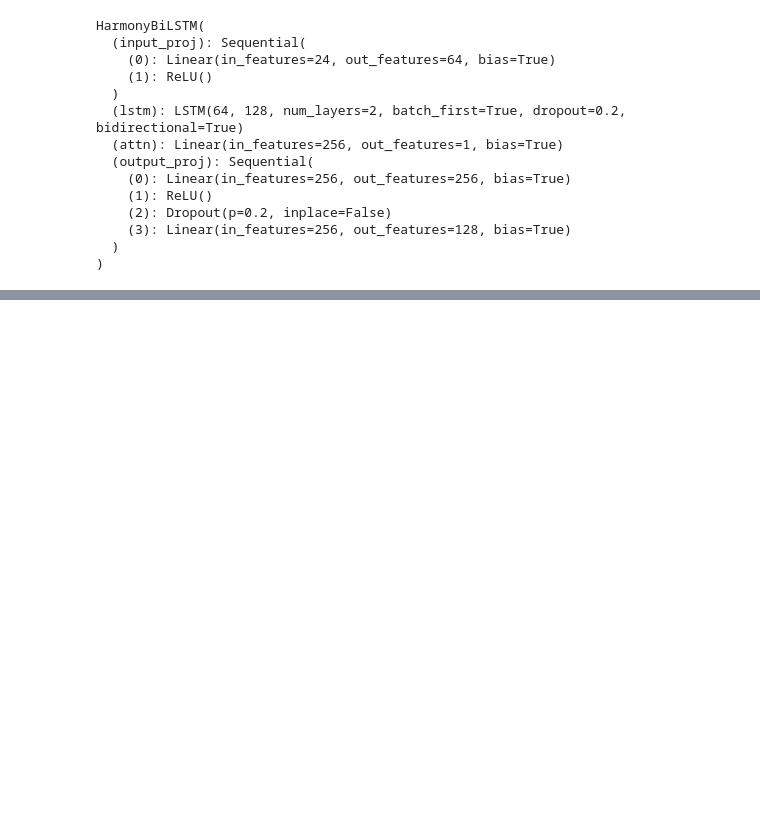
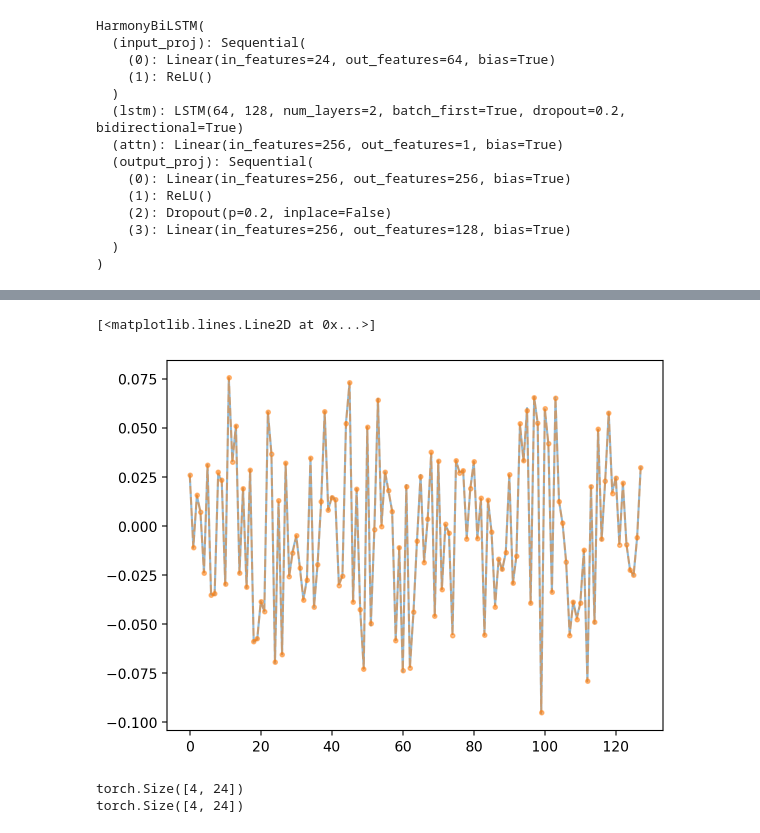
Before and after one commit to maximoskp/GraphMelHarm, a Jupyter notebook: test_database_construction.ipynb, the cells around one changed output, grey strips where cells are left out. Cells and saved outputs as stored; diff of their text form; code cells hidden in the pictures; blank space fills up the shorter version.

```diff
--- a/test_database_construction.ipynb
+++ b/test_database_construction.ipynb
@@ -230,0 +386,11 @@ fig.show()
+# %%
+with torch.no_grad():
+    test_bilstm_dataset = bilstm_model(
+        d['graph_ready_object'].segment_bilstm.unsqueeze(0).to(device),
+        torch.tensor([d['graph_ready_object'].segment_bilstm.shape[0]]).to(device)
+    )
+with torch.no_grad():
+    test_bilst_string = bilstm_model(
+        g.segment_bilstm.unsqueeze(0).to(device),
+        torch.tensor([g.segment_bilstm.shape[0]]).to(device)
+    )
@@ -230,0 +405,12 @@ fig.show()
+# %%
+plt.plot(test_bilstm_dataset[0].detach().cpu().numpy(), alpha = 0.5)
+plt.plot(test_bilst_string[0].detach().cpu().numpy(), '--.', alpha = 0.5)
+# %% [output]
+[<matplotlib.lines.Line2D at 0x...>]
+[figure, added]
+# %%
+print(g.segment_bilstm.shape)
+print(d['graph_ready_object'].segment_bilstm.shape)
+# %% [output]
+torch.Size([4, 24])
+torch.Size([4, 24])
```
Also changed, not shown: parts of 22 cells of this notebook, 6 other files.
